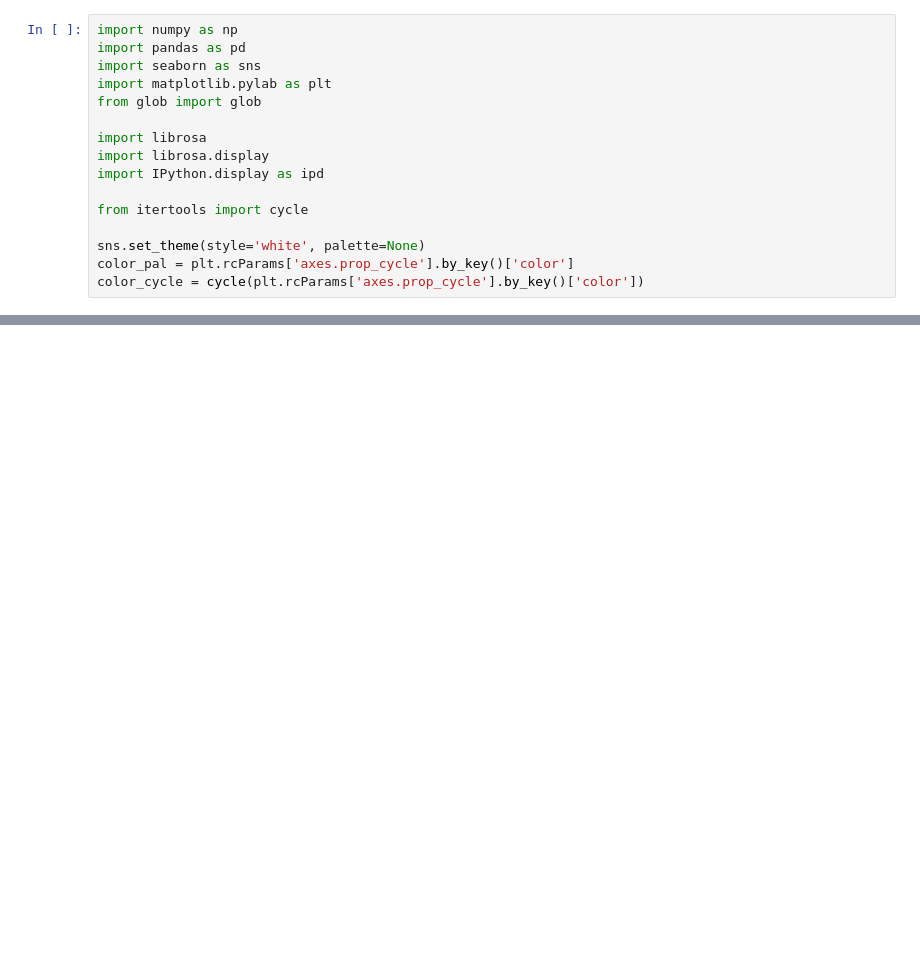
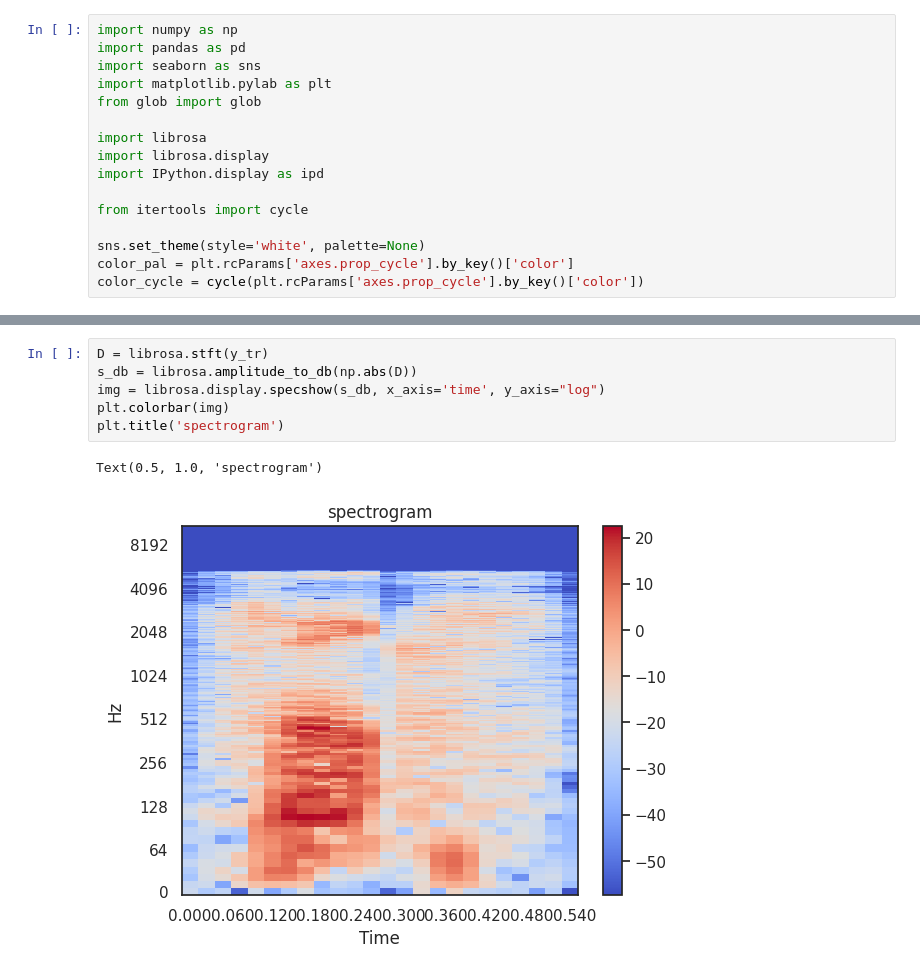
Before and after one commit to mvajhi/Introduction-to-Artificial-Intelligence-and-Machine-Learning, a Jupyter notebook: ca2/part1.ipynb, the cells around one changed output, grey strips where cells are left out. Saved outputs shown, nothing was run; the diff lists cells and outputs as text; blank space fills up the shorter version.

```diff
--- a/ca2/part1.ipynb
+++ b/ca2/part1.ipynb
@@ -41,0 +47,9 @@ ax[1].plot(sig)
+# %%
+D = librosa.stft(y_tr)
+s_db = librosa.amplitude_to_db(np.abs(D))
+img = librosa.display.specshow(s_db, x_axis='time', y_axis="log")
+plt.colorbar(img)
+plt.title('spectrogram')
+# %% [output]
+Text(0.5, 1.0, 'spectrogram')
+[figure, added]
```
Also changed, not shown: parts of 9 cells of this notebook.
